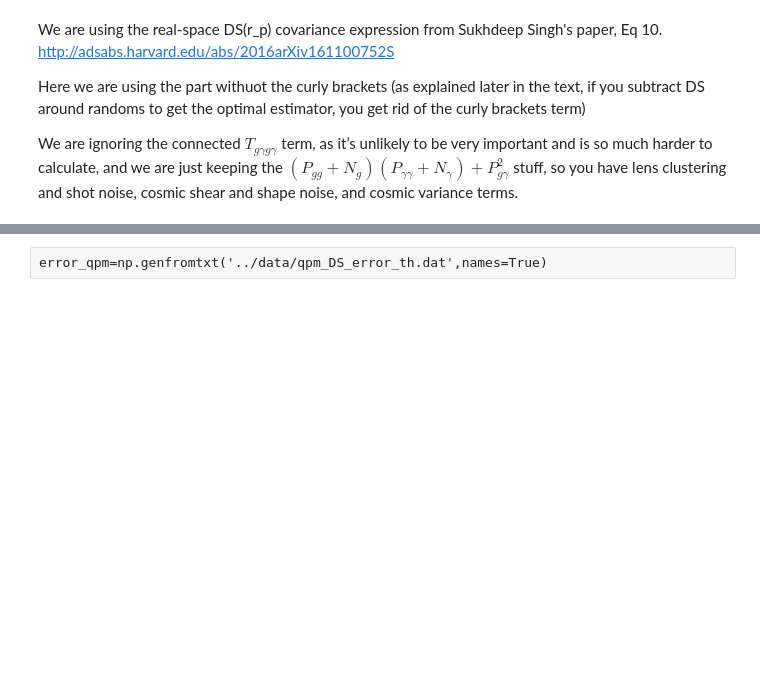
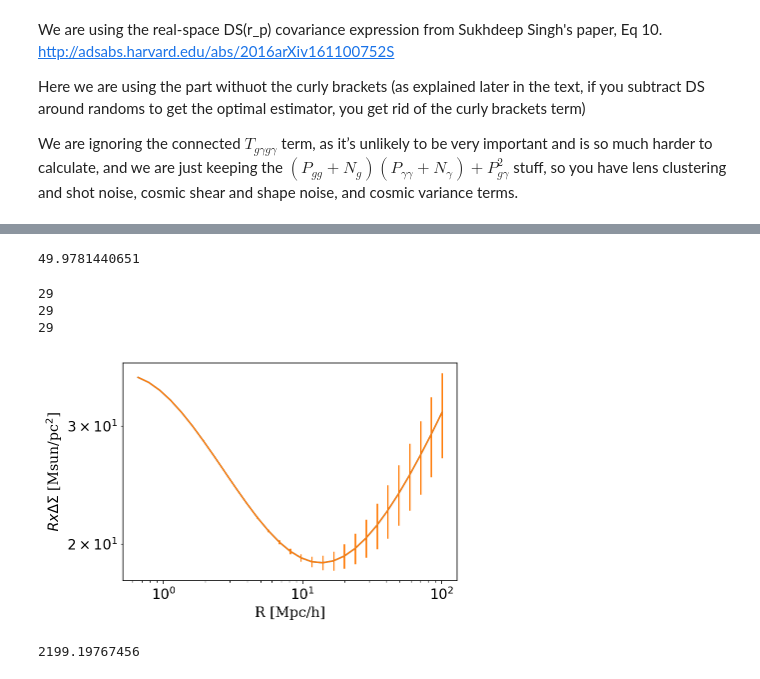
Before and after one commit to cosmodesi/c3dev, a Jupyter notebook: LensingErrors/get_lensing_errors.ipynb, the cells around one changed output, grey strips where cells are left out. Saved outputs shown, nothing was run; the diff lists cells and outputs as text; code cells hidden in the pictures; blank space fills up the shorter version.

```diff
--- a/LensingErrors/get_lensing_errors.ipynb
+++ b/LensingErrors/get_lensing_errors.ipynb
@@ -307,6 +275,6 @@ plt.ylim(HT.rmin,HT.rmax)
 #compute signal to noise
 cov_inv=np.linalg.inv(cov_final)
 SN=np.sqrt(np.dot(DS_re,np.dot(cov_inv,DS_re)))
-print SN
+print(SN)
+# %% [output]
+49.9781440651
-# %% [raw]
-error_qpm=np.genfromtxt('../data/qpm_DS_error_th.dat',names=True)
@@ -324,0 +286,50 @@ plt.xlim(0.1,100)
+# %%
+# Define an NFW object
+# Add the two halo term here as well
+#be = 3 # Figure 18 Benedikt paper
+be=4
+z=0.3
+twohalo = profile_outer.OuterTermPowerLaw(norm=be,slope=1.5, z=z,pivot='rs',pivot_factor=10)
+p = profile_nfw.NFWProfile(M = 1E14, c = 5.0, mdef = '200m', z = 0.3,outer_terms = [twohalo])
+
+# r should be in kpc
+r=np.logspace(1.5, 4.7, num=40, endpoint=True, base=10.0, dtype=None)
+r_mpc = r/1E3
+# %%
+# DS term
+#ds = p.deltaSigma(r)
+#ds = ds/1E6
+
+# At the points where errors are calcualted
+r_re_kpc = r_re*1e3
+ds = p.deltaSigma(r_re_kpc)/1E6
+
+print(len(r_re))
+print(len(ds))
+print(len(errors))
+# %% [output]
+29
+29
+29
+# %%
+plt.figure()
+plt.xscale('log')
+plt.xlabel('R [Mpc/h]')
+plt.yscale('log')
+plt.ylabel('$Rx\Delta\Sigma$ [Msun/pc$^2$]')   # units are different by 1E6
+#plt.plot(r_re, ds*r_re, '-',label = 'BGS Lensing Signal')
+plt.plot(r_re, ds*r_re, '-')
+plt.errorbar(r_re, ds*r_re,errors*r_re)
+plt.rc('font', size=14)
+#plt.plot(r, sigma_fit, '-', label = 'fit');
+#plt.plot(r, ds_2h, '-', label = 'Best fit plus two halo')
+plt.legend()
+# %% [output]
+[figure, added]
+# %%
+# Compute SN with proper amplitude
+cov_inv=np.linalg.inv(cov_final)
+SN=np.sqrt(np.dot(ds,np.dot(cov_inv,ds)))
+print(SN)
+# %% [output]
+2199.19767456
```
Also changed, not shown: parts of 22 cells of this notebook.
